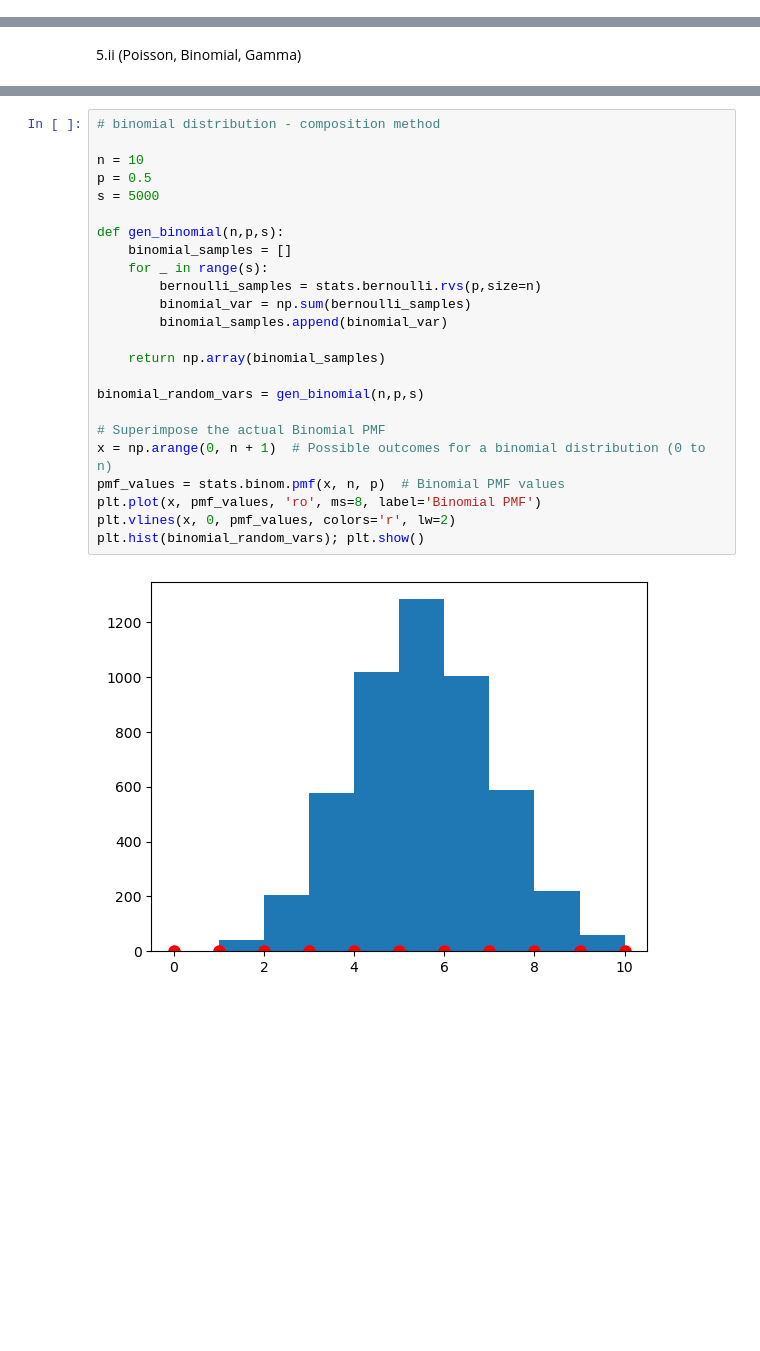
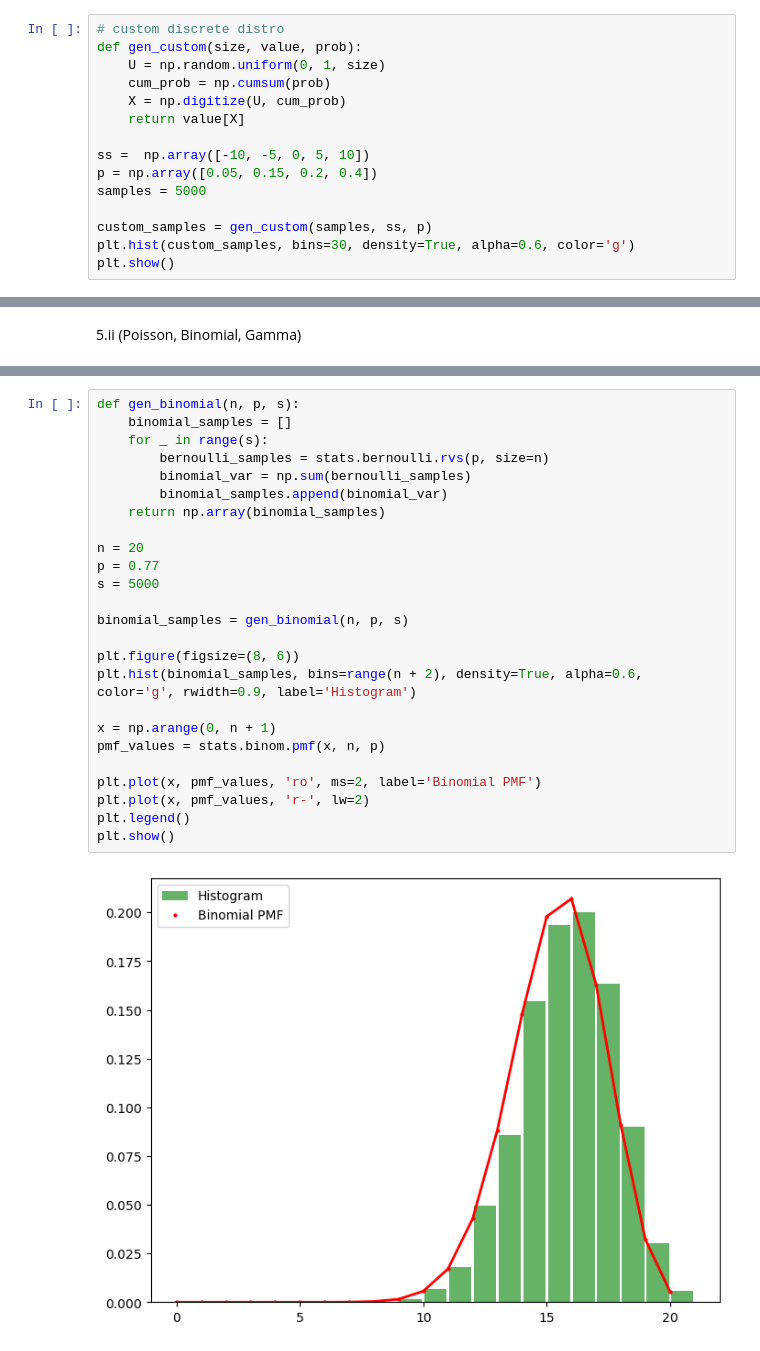
Before and after one commit to atkrish0/numerical-analysis-rbs, a Jupyter notebook: hw1/q5.ipynb, the cells around one changed output, grey strips where cells are left out. Cells and saved outputs as stored; diff of their text form; blank space fills up the shorter version.

```diff
--- a/hw1/q5.ipynb
+++ b/hw1/q5.ipynb
@@ -104,0 +79,15 @@ plt.hist(gX); plt.show()
+# %%
+# custom discrete distro
+def gen_custom(size, value, prob):
+    U = np.random.uniform(0, 1, size)
+    cum_prob = np.cumsum(prob)
+    X = np.digitize(U, cum_prob)
+    return value[X]
+
+ss =  np.array([-10, -5, 0, 5, 10])
+p = np.array([0.05, 0.15, 0.2, 0.4])
+samples = 5000
+
+custom_samples = gen_custom(samples, ss, p)
+plt.hist(custom_samples, bins=30, density=True, alpha=0.6, color='g')
+plt.show()
@@ -107,26 +123,27 @@ plt.hist(gX); plt.show()
 # %%
-# binomial distribution - composition method
+def gen_binomial(n, p, s):
+    binomial_samples = []
+    for _ in range(s):
+        bernoulli_samples = stats.bernoulli.rvs(p, size=n)
+        binomial_var = np.sum(bernoulli_samples)
+        binomial_samples.append(binomial_var)
+    return np.array(binomial_samples)
 
-n = 10
-p = 0.5
+n = 20
+p = 0.77
 s = 5000
 
-def gen_binomial(n,p,s):
-    binomial_samples = []
-    for _ in range(s):
-        bernoulli_samples = stats.bernoulli.rvs(p,size=n)
-        binomial_var = np.sum(bernoulli_samples)
-        binomial_samples.append(binomial_var)
+binomial_samples = gen_binomial(n, p, s)
 
-    return np.array(binomial_samples)
+plt.figure(figsize=(8, 6))
+plt.hist(binomial_samples, bins=range(n + 2), density=True, alpha=0.6, color='g', rwidth=0.9, label='Histogram')
 
-binomial_random_vars = gen_binomial(n,p,s)
+x = np.arange(0, n + 1)
+pmf_values = stats.binom.pmf(x, n, p)
 
-# Superimpose the actual Binomial PMF
-x = np.arange(0, n + 1)  # Possible outcomes for a binomial distribution (0 to n)
-pmf_values = stats.binom.pmf(x, n, p)  # Binomial PMF values
-plt.plot(x, pmf_values, 'ro', ms=8, label='Binomial PMF')
-plt.vlines(x, 0, pmf_values, colors='r', lw=2)
-plt.hist(binomial_random_vars); plt.show()
+plt.plot(x, pmf_values, 'ro', ms=2, label='Binomial PMF')
+plt.plot(x, pmf_values, 'r-', lw=2)
+plt.legend()
+plt.show()
 # %% [output]
-[figure, old version]
+[figure, new version]
```
Also changed, not shown: parts of 10 cells of this notebook, 1 other file.
